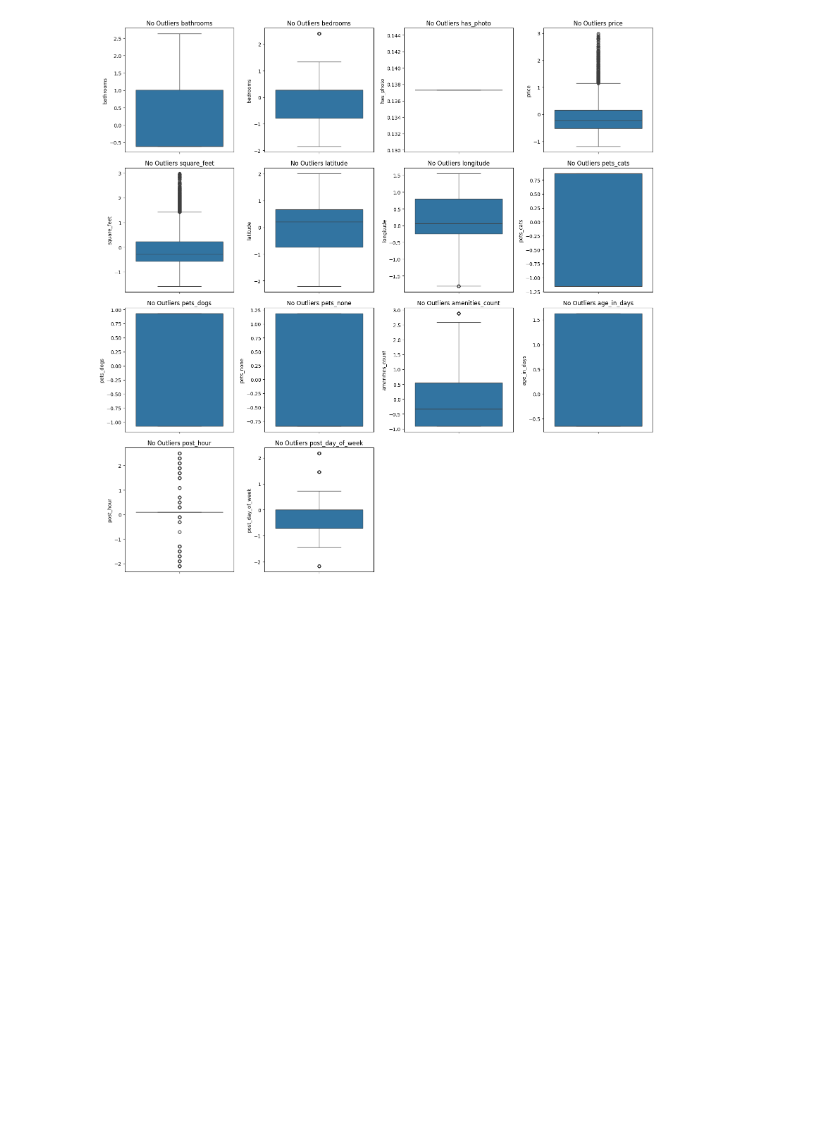
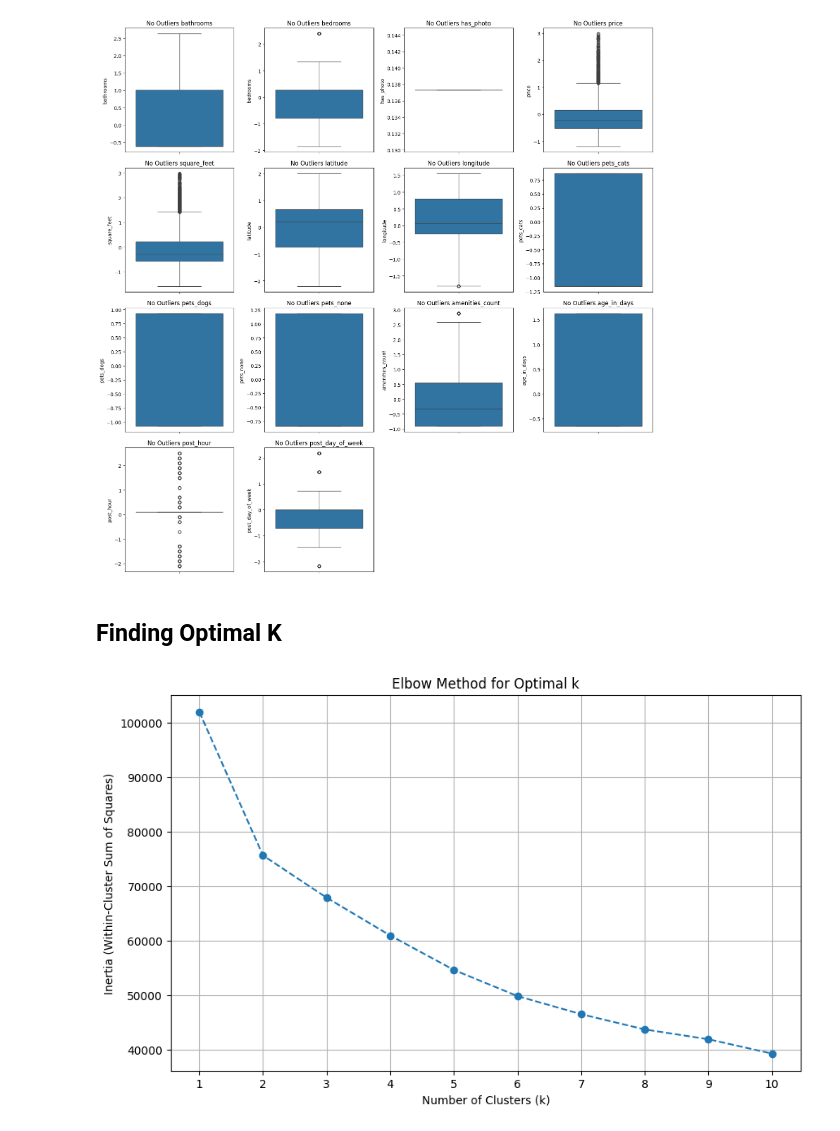
Before and after one commit to Verzional/S5-ML-AFL2, a Jupyter notebook: main.ipynb, the cells around one changed output. Drawn from its saved outputs; the diff is of its cells as text; code cells hidden in the pictures; blank space fills up the shorter version.

Commit message:
Finding Optimal K

```diff
--- a/main.ipynb
+++ b/main.ipynb
@@ -532,3 +532,35 @@ plt.savefig(
 plt.show()
 # %% [output]
 [figure]
+# %% [markdown]
+## Finding Optimal K
+# %%
+# Elbow Method
+from sklearn.cluster import KMeans
+
+# Find inertia for k=1 to k=10
+inertia_scores = []
+k_range = range(1, 11)
+
+# Calculate inertia for each k
+for k in k_range:
+    kmeans = KMeans(n_clusters=k, n_init=10, random_state=42)
+    kmeans.fit(df_no_outliers)
+    inertia_scores.append(kmeans.inertia_)
+
+# Plot the elbow graph
+plt.figure(figsize=(10, 6))
+plt.plot(k_range, inertia_scores, marker="o", linestyle="--")
+plt.xlabel("Number of Clusters (k)")
+plt.ylabel("Inertia (Within-Cluster Sum of Squares)")
+plt.title("Elbow Method for Optimal k")
+plt.xticks(k_range)
+plt.grid(True)
+plt.savefig(
+    "D:/Assignments/Semester-5/Machine-Learning/AFL2/images/elbow_method.png",
+    bbox_inches="tight",
+    dpi=300,
+)
+plt.show()
+# %% [output]
+[figure, added]
```
Also changed, not shown: parts of 2 cells of this notebook, 2 other files.
